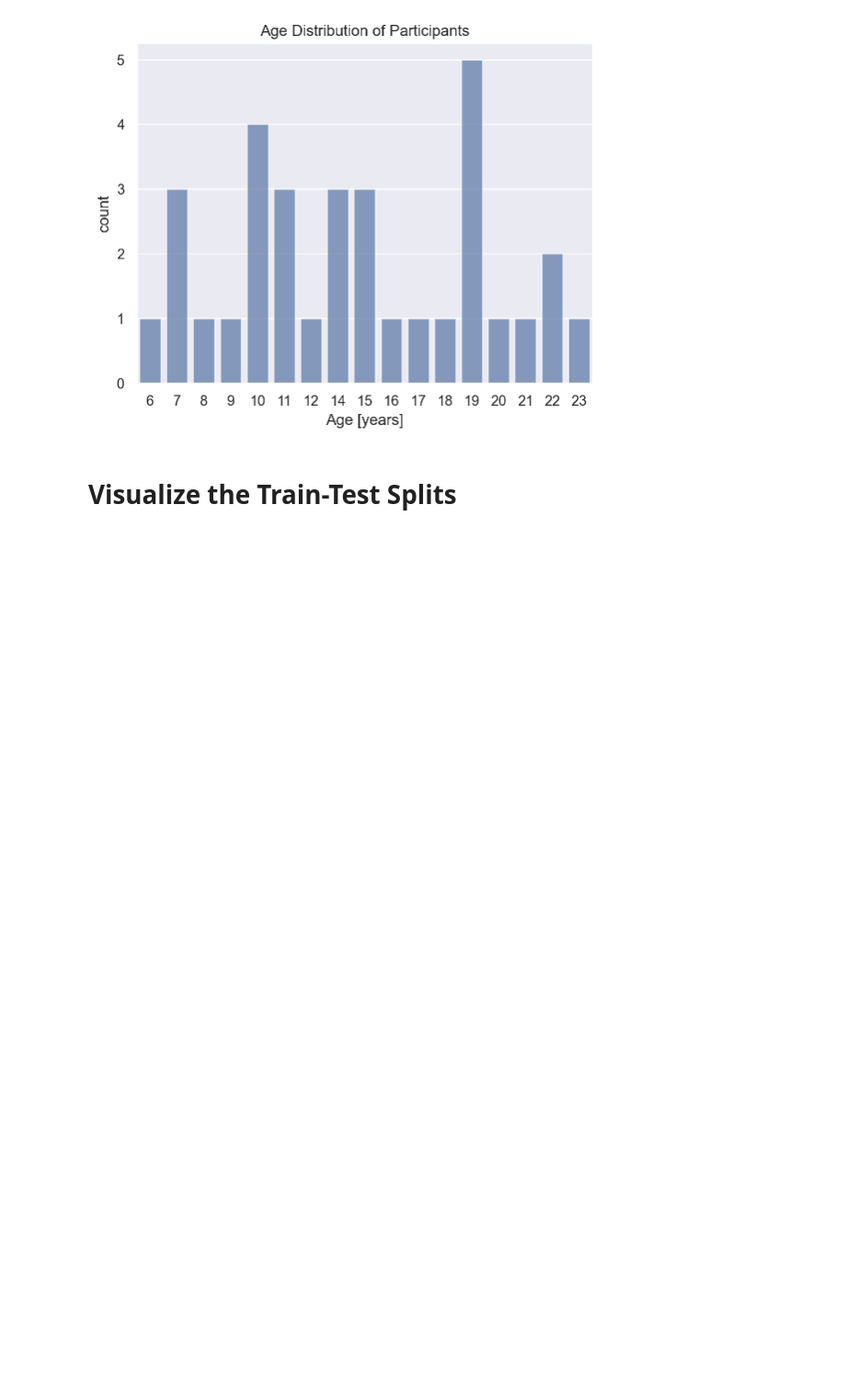
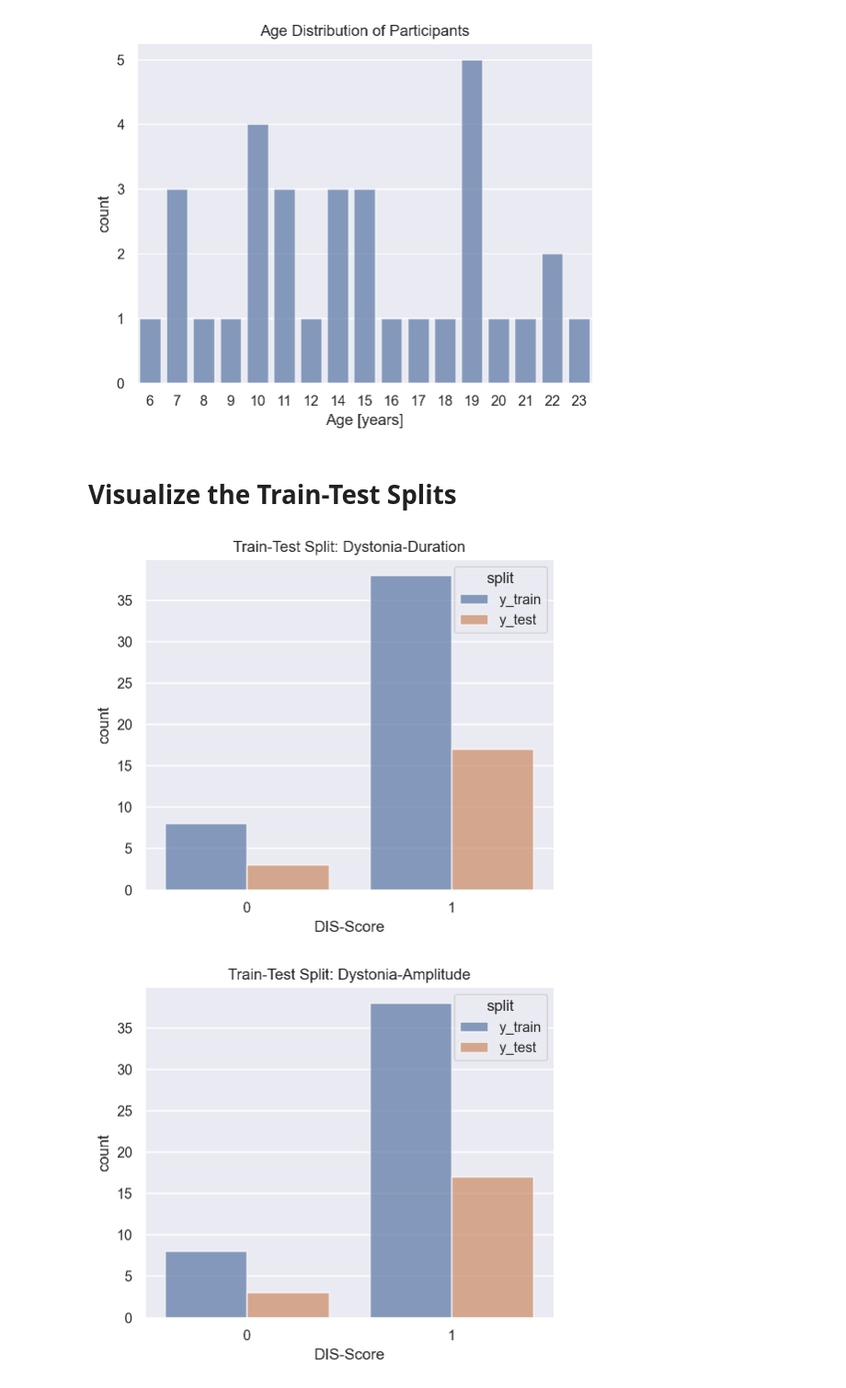
Before and after one commit to zachary-roth/AVI-DYS, a Jupyter notebook: EDA.ipynb, the cells around one changed output. Shown: that part at 92% size. Saved outputs shown, nothing was run; the diff lists cells and outputs as text; code cells hidden in the pictures; blank space fills up the shorter version.

```diff
--- a/EDA.ipynb
+++ b/EDA.ipynb
@@ -90,3 +85,29 @@ plt.savefig(svg_path, bbox_inches='tight')
 [figure]
 # %% [markdown]
 # Visualize the Train-Test Splits
+# %%
+data_dir = "C:\\Users\\zacha\\Data\\AVI-DYS\\Results\\Analyses"
+
+analyses = ['Two-Classes','Three-Classes','Five-Classes']
+measures = ['Dystonia-Duration','Dystonia-Amplitude','Choreoathetosis-Duration','Choreoathetosis-Amplitude']
+
+for a in analyses:
+    for m in measures:
+        y=pd.read_csv(os.path.join(data_dir,a,f"y-{m}.csv"))
+
+        y = y[y['split']!='y_pred']
+        y['DIS-Score'] = y['DIS-Score'].astype(str)
+
+        order = np.unique(y['DIS-Score'])
+
+        plt.figure(figsize=(5.75,4.67))
+        sns.countplot(data=y, x='DIS-Score', hue='split', alpha=.7, order=order).set(title=f'Train-Test Split: {m}')
+
+        png_path = os.path.join(data_dir,a,f"train-test-{m}.png")
+        svg_path = os.path.join(data_dir,a,f"train-test-{m}.svg")
+
+        plt.savefig(png_path, dpi=400, bbox_inches='tight')
+        plt.savefig(svg_path, bbox_inches='tight')
+# %% [output]
+[figure, added]
+[figure, added]
```
Also changed, not shown: parts of 2 cells of this notebook.
